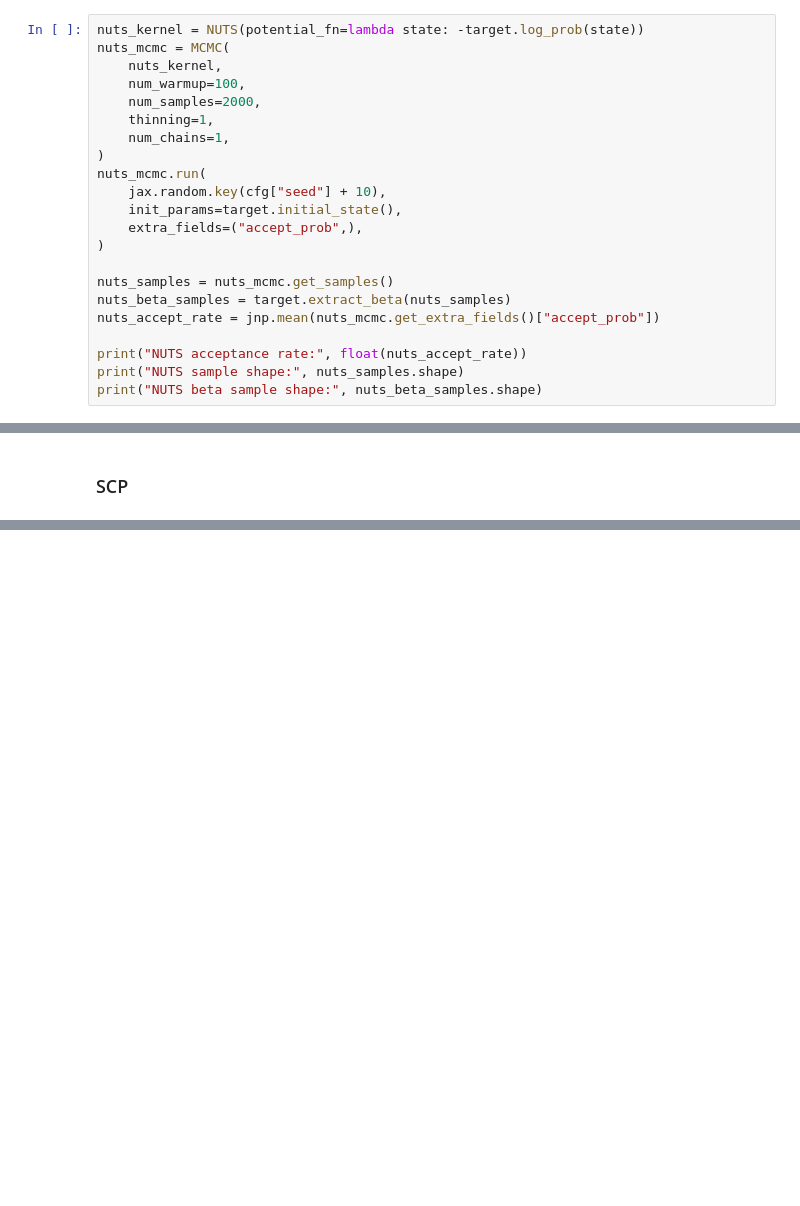
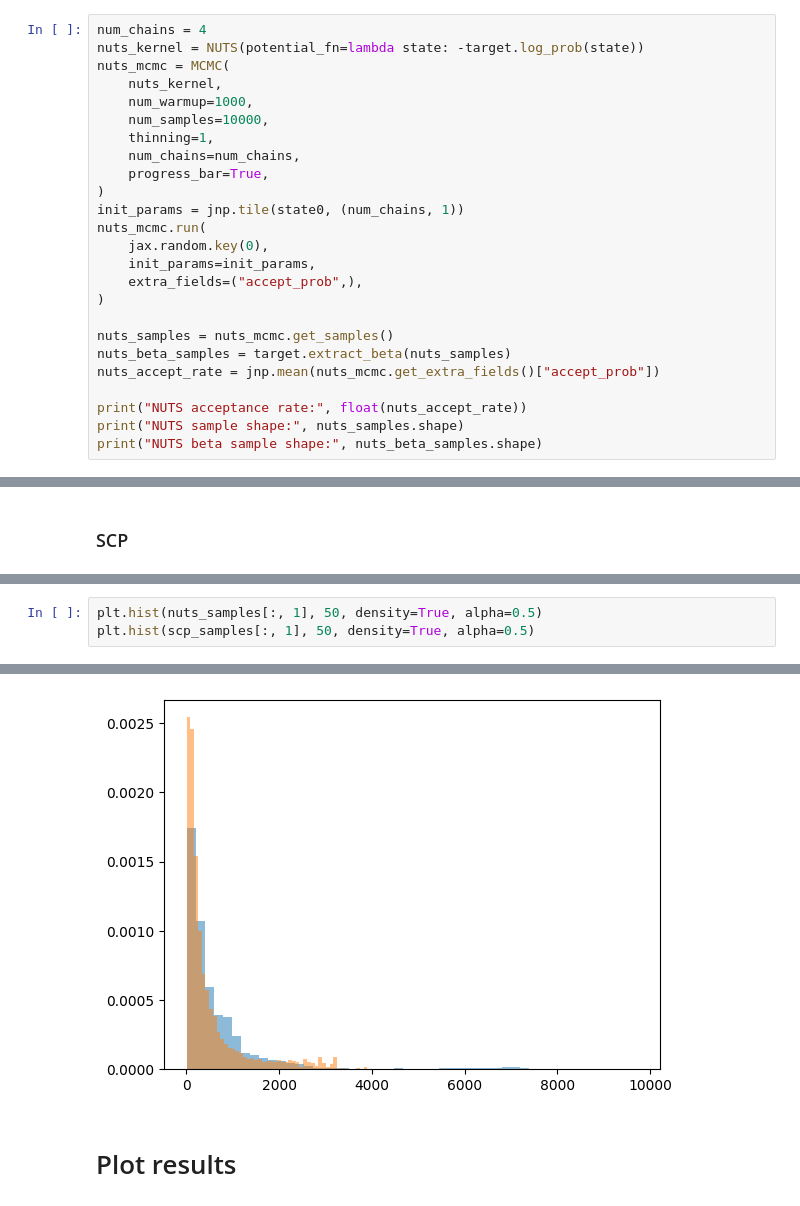
Before and after one commit to liusf15/sub-cauchy-sampler, a Jupyter notebook: experiments/logistic_regression_horseshoe.ipynb, the cells around one changed output, grey strips where cells are left out. Drawn from its saved outputs; the diff is of its cells as text; blank space fills up the shorter version.

```diff
--- a/experiments/logistic_regression_horseshoe.ipynb
+++ b/experiments/logistic_regression_horseshoe.ipynb
@@ -108,17 +76,20 @@ initial log_prob finite: True
 # %% [markdown]
 ### NUTS
 # %%
+num_chains = 4
 nuts_kernel = NUTS(potential_fn=lambda state: -target.log_prob(state))
 nuts_mcmc = MCMC(
     nuts_kernel,
-    num_warmup=100,
-    num_samples=2000,
+    num_warmup=1000,
+    num_samples=10000,
     thinning=1,
-    num_chains=1,
+    num_chains=num_chains,
+    progress_bar=True,
 )
+init_params = jnp.tile(state0, (num_chains, 1))
 nuts_mcmc.run(
-    jax.random.key(cfg["seed"] + 10),
-    init_params=target.initial_state(),
+    jax.random.key(0),
+    init_params=init_params,
     extra_fields=("accept_prob",),
 )
 
@@ -292,0 +344,4 @@ for j in range(3):
+# %%
+plt.hist(nuts_samples[:, 1], 50, density=True, alpha=0.5)
+plt.hist(scp_samples[:, 1], 50, density=True, alpha=0.5)
+# %% [output]
@@ -292,0 +365,3 @@ for j in range(3):
+[figure, added]
+# %% [markdown]
+# Plot results
```
Also changed, not shown: parts of 24 cells of this notebook.
